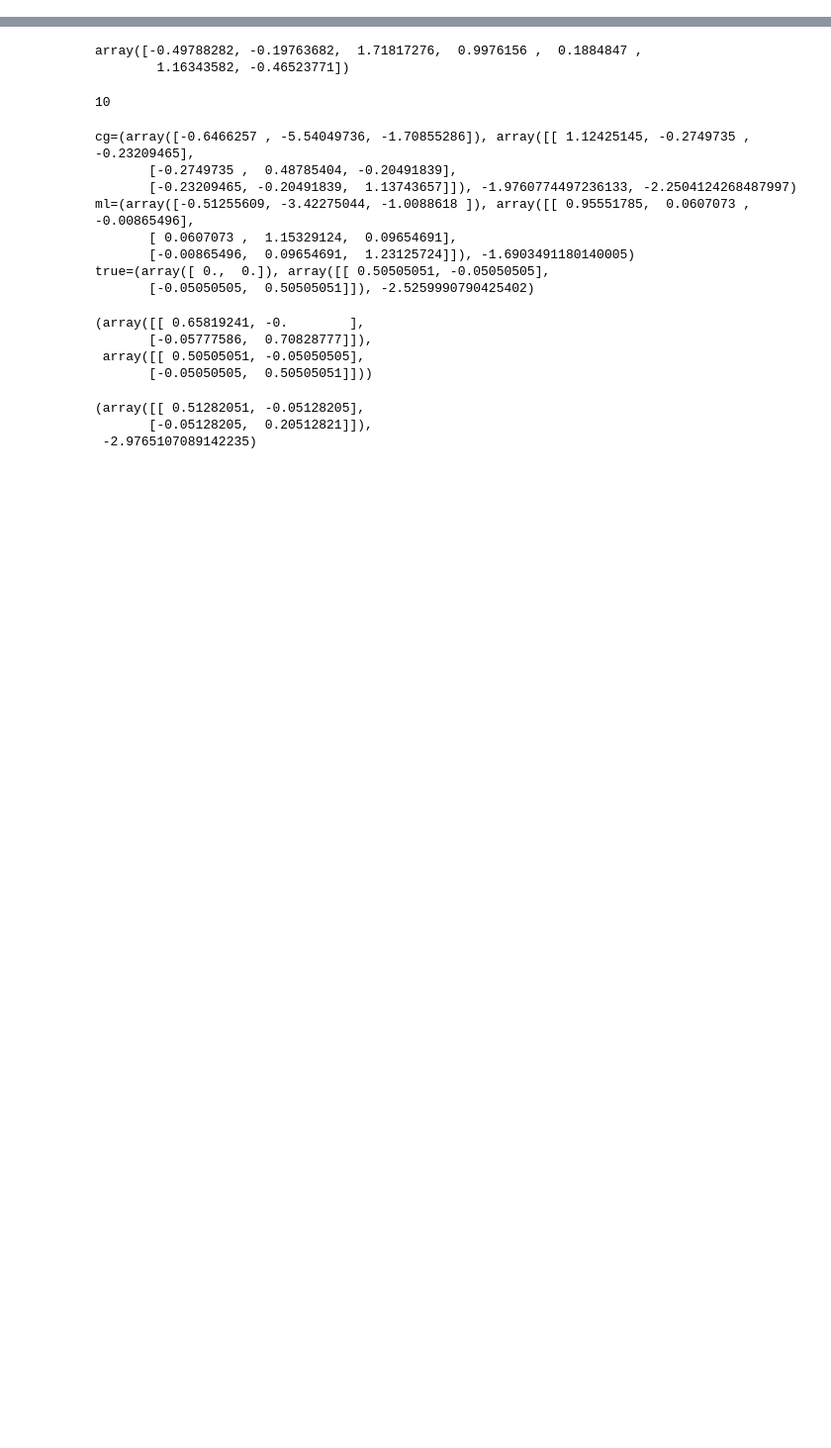
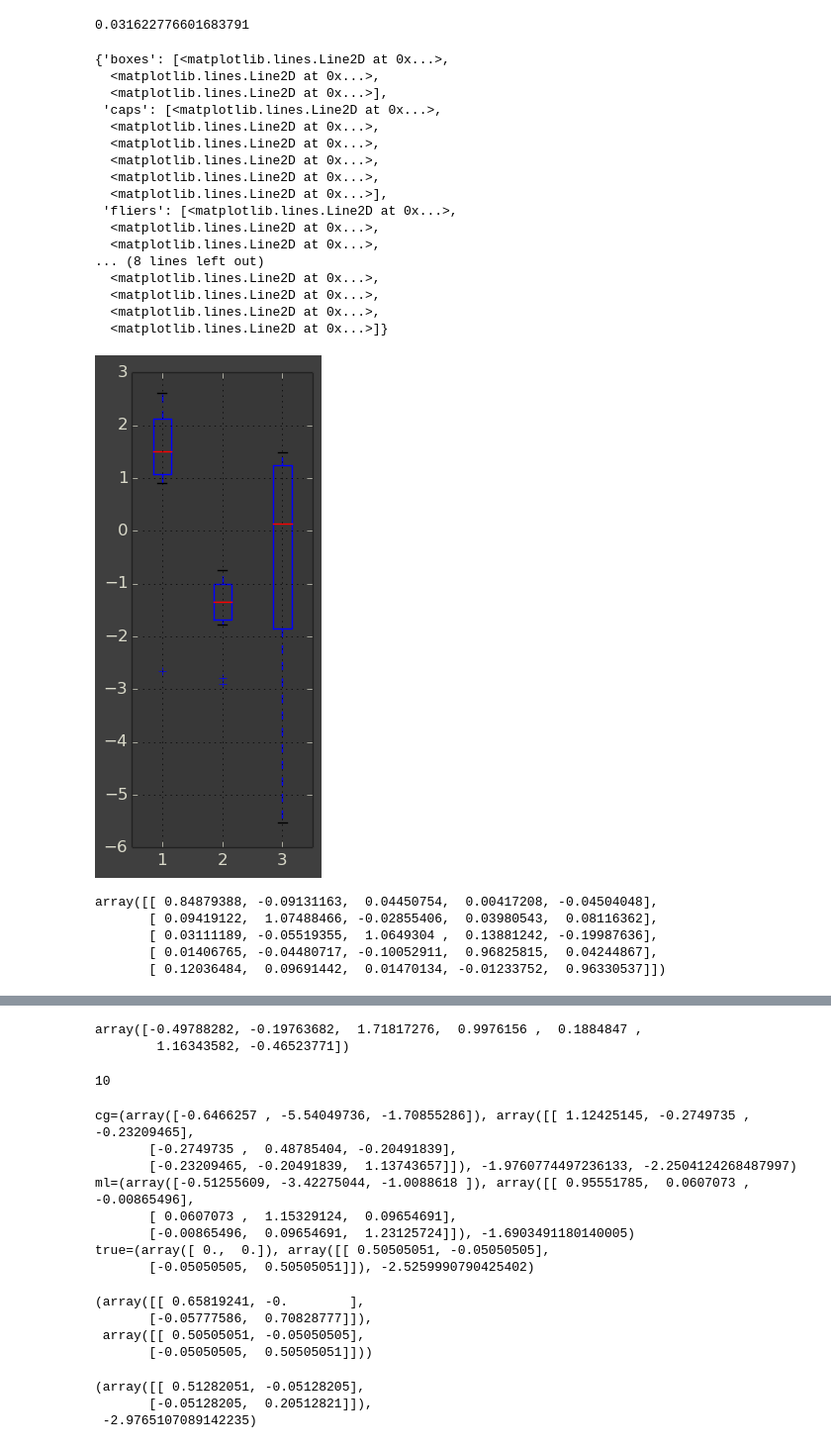
Before and after one commit to mcobzarenco/nce-models, a Jupyter notebook: nce-gauss.ipynb, the cells around one changed output, grey strips where cells are left out. Shown at 99% size. Saved outputs shown, nothing was run; the diff lists cells and outputs as text; code cells hidden in the pictures; blank space fills up the shorter version.

```diff
--- a/nce-gauss.ipynb
+++ b/nce-gauss.ipynb
@@ -8,3 +101,63 @@ The autoreload extension is already loaded. To reload it, use:
+# %%
+mean(randn(1000))
+1/sqrt(1000)
+# %% [output]
+0.031622776601683791
+# %%
+err_nce = lambda k: concatenate(map(lambda r: c_[r.err_nce], lls[k]), 1)
+err_ml = lambda k: concatenate(map(lambda r: c_[r.err_ml], lls[k]), 1)
+# ks = [1, 5, 10, 20]
+#plot(np.array(map(lambda k: err_nce(k)[:, -1].mean(), ks)))
+# plot(np.array(map(lambda k: err_ml(k)[:, -1].mean(), ks)))
+#err_nce(10)[1:, :]
+
+# subplot(131)
+# k = 1
+# errs = c_[err_nce(k)[0:5, :].mean(0),
+#           err_nce(k)[5:-1, :].mean(0),
+#           err_nce(k)[-1, :]]
+# boxplot(log(errs))
+
+subplot(132)
+k = 5
+errs = c_[err_nce(k)[0:5, :].mean(0),
+          err_nce(k)[5:-1, :].mean(0),
+          err_nce(k)[-1, :]]
+boxplot(log(errs))
+
+# subplot(133)
+# k = 15
+# errs = c_[err_nce(k)[0:5, :].mean(0),
+#           err_nce(k)[5:-1, :].mean(0),
+#           err_nce(k)[-1, :]]
+# boxplot(log(errs))
+# %% [output]
+{'boxes': [<matplotlib.lines.Line2D at 0x...>,
+  <matplotlib.lines.Line2D at 0x...>,
+  <matplotlib.lines.Line2D at 0x...>],
+ 'caps': [<matplotlib.lines.Line2D at 0x...>,
+  <matplotlib.lines.Line2D at 0x...>,
+  <matplotlib.lines.Line2D at 0x...>,
+  <matplotlib.lines.Line2D at 0x...>,
+  <matplotlib.lines.Line2D at 0x...>,
+  <matplotlib.lines.Line2D at 0x...>],
+ 'fliers': [<matplotlib.lines.Line2D at 0x...>,
+  <matplotlib.lines.Line2D at 0x...>,
+  <matplotlib.lines.Line2D at 0x...>,
+... (8 lines left out)
+  <matplotlib.lines.Line2D at 0x...>,
+  <matplotlib.lines.Line2D at 0x...>,
+  <matplotlib.lines.Line2D at 0x...>,
+  <matplotlib.lines.Line2D at 0x...>]}
+[figure, added]
+# %%
+eye(D) + randn(D, D) / 10
+# %% [output]
+array([[ 0.84879388, -0.09131163,  0.04450754,  0.00417208, -0.04504048],
+       [ 0.09419122,  1.07488466, -0.02855406,  0.03980543,  0.08116362],
+       [ 0.03111189, -0.05519355,  1.0649304 ,  0.13881242, -0.19987636],
+       [ 0.01406765, -0.04480717, -0.10052911,  0.96825815,  0.04244867],
+       [ 0.12036484,  0.09691442,  0.01470134, -0.01233752,  0.96330537]])
 # %%
 from scipy.stats import multivariate_normal as mvn
 from scipy import optimize
```
Also changed, not shown: parts of 8 cells of this notebook, 1 other file.
